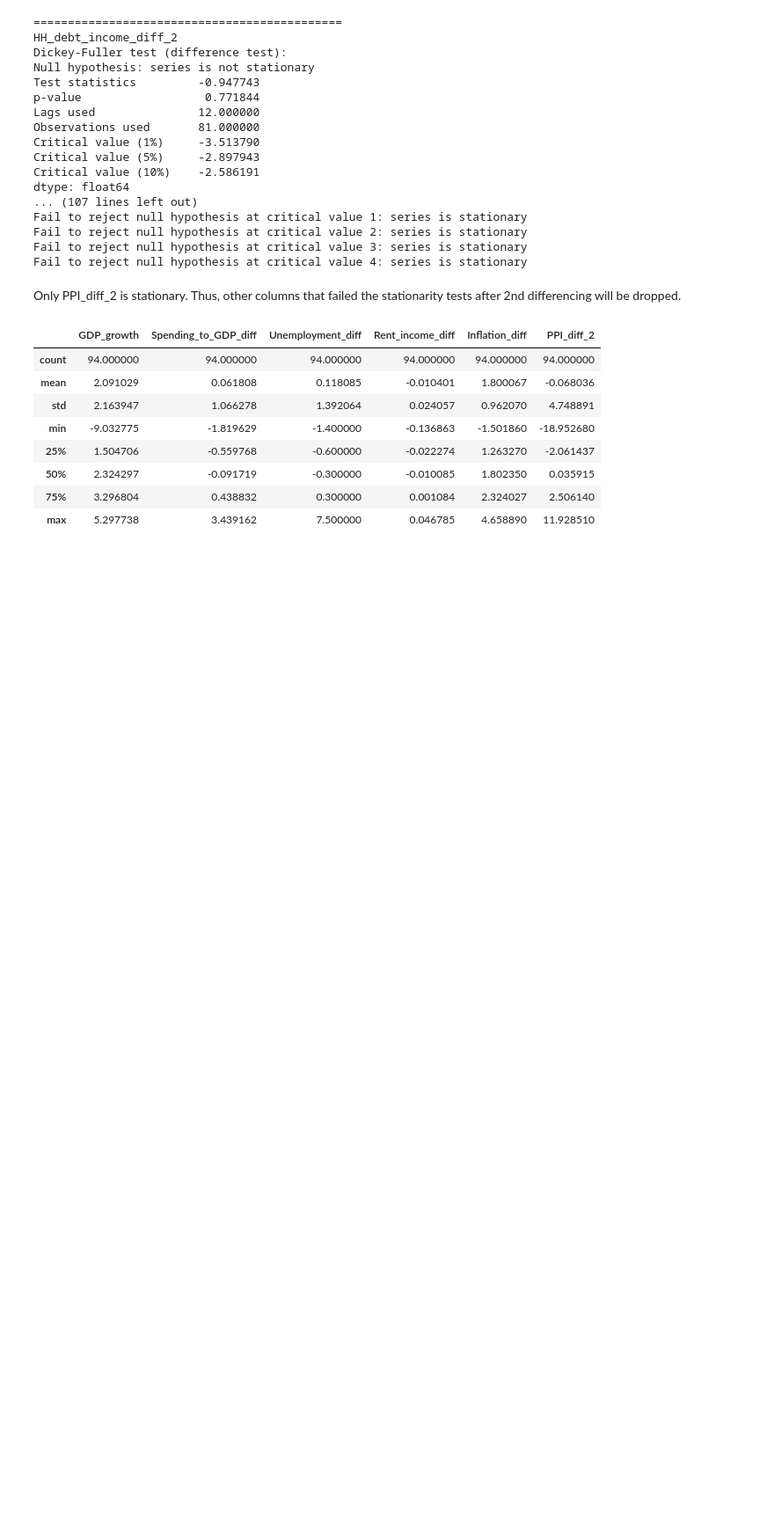
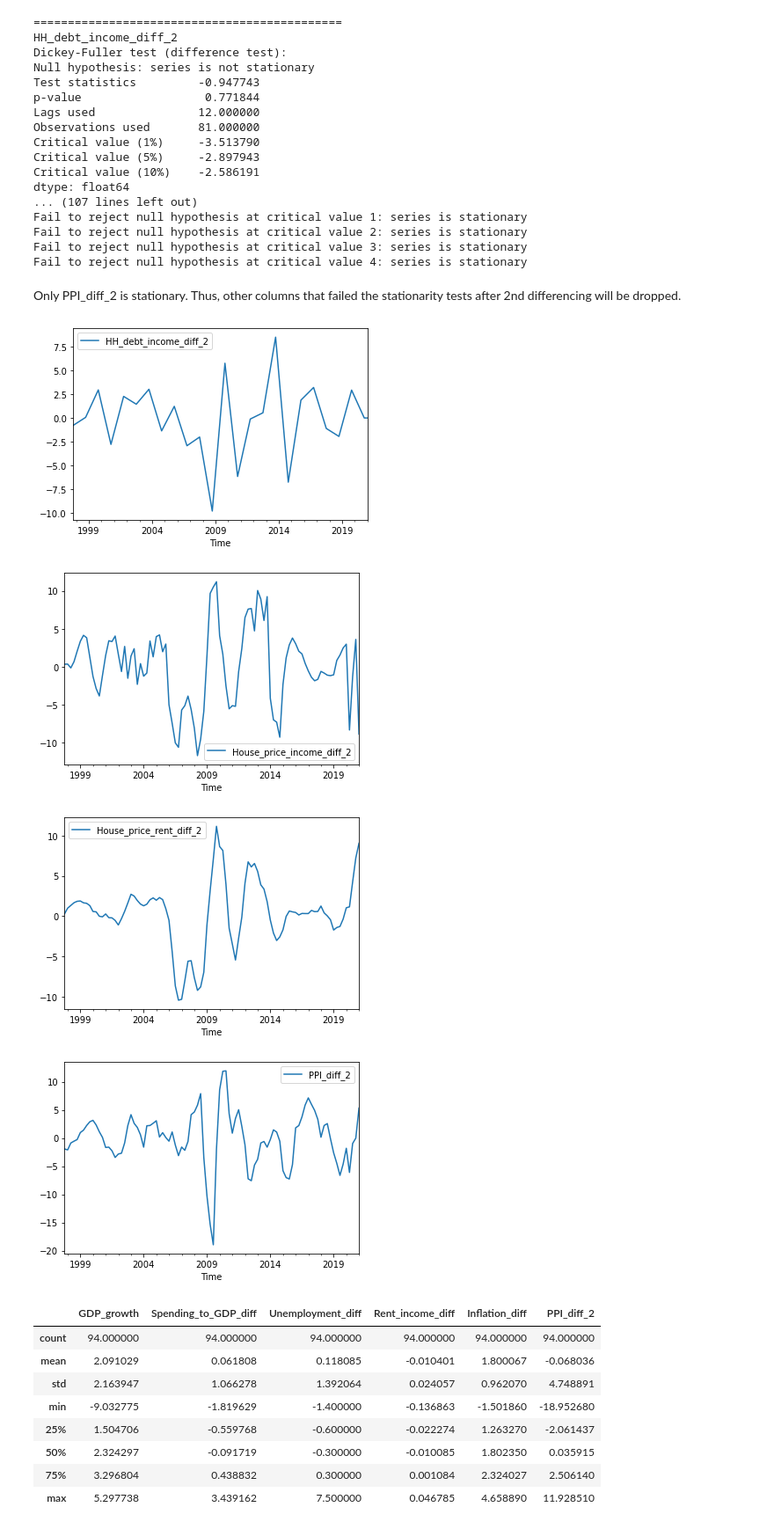
Before and after one commit to hoytlui/GDP-Growth-Forecast-Multivariate-Time-Series-Analysis, a Jupyter notebook: 3_EDA.ipynb, the cells around one changed output. Shown at 88% size. Cells and saved outputs as stored; diff of their text form; code cells hidden in the pictures; blank space fills up the shorter version.

Commit message:
added graphs for second differenced time series

```diff
--- a/3_EDA.ipynb
+++ b/3_EDA.ipynb
@@ -331,6 +331,15 @@ Fail to reject null hypothesis at critical value 3: series is stationary
 Fail to reject null hypothesis at critical value 4: series is stationary
 # %% [markdown]
 Only PPI_diff_2 is stationary. Thus, other columns that failed the stationarity tests after 2nd differencing will be dropped.
+# %%
+for i in range(0, len(cols_2)):
+    df_new.plot(y=cols_2[i])
+plt.show()
+# %% [output]
+[figure, added]
+[figure, added]
+[figure, added]
+[figure, added]
 # %%
 df_final = df_new[['GDP_growth', 'Spending_to_GDP_diff', 'Unemployment_diff', 'Rent_income_diff', 'Inflation_diff', 'PPI_diff_2']]
 df_final.describe()
```
Also changed, not shown: parts of 2 cells of this notebook.
